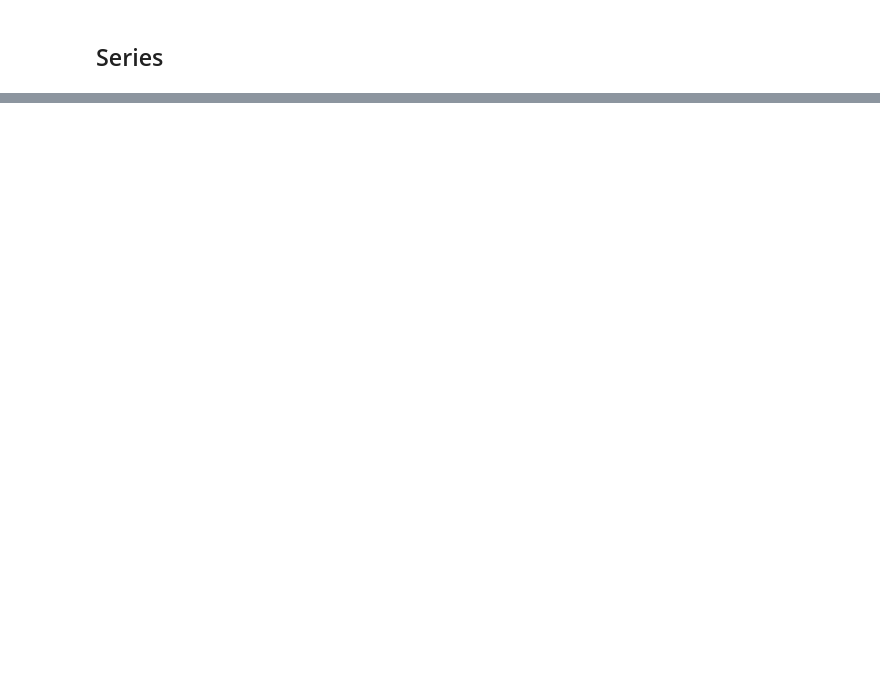
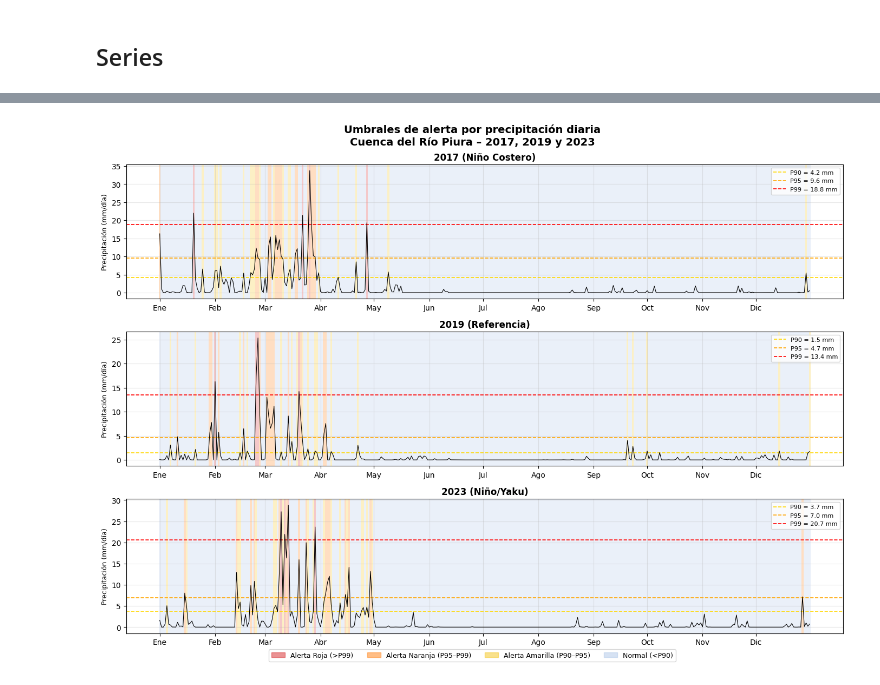
Before and after one commit to acmc050305-lang/TRABAJO_FINAL_TP2, a Jupyter notebook: precipitacion_trabajo.ipynb, the cells around one changed output, grey strips where cells are left out. Cells and saved outputs as stored; diff of their text form; code cells hidden in the pictures; blank space fills up the shorter version.

```diff
--- a/precipitacion_trabajo.ipynb
+++ b/precipitacion_trabajo.ipynb
@@ -217,3 +215,7 @@ memory usage: 256.0 bytes
+# %%
+data1 = xr.open_dataset(r"C:\Users\andre\Documents\PROYECTO\datos\pp_2017.nc")
+data2 = xr.open_dataset(r"C:\Users\andre\Documents\PROYECTO\datos\pp_2019.nc")
+data3 = xr.open_dataset(r"C:\Users\andre\Documents\PROYECTO\datos\pp_2023.nc")
 # %%
 ds = data1.rio.write_crs("EPSG:4326")
 ds1 = data2.rio.write_crs("EPSG:4326")
@@ -686,0 +692,11 @@ plt.show()
+# %%
+# Tabla de umbrales críticos
+print("\nUmbrales críticos de precipitación – Cuenca Río Piura\n")
+for anio in ANIOS:
+    p = pct[anio]
+    print(f"  {anio}")
+    print(f"    Moderadamente lluvioso (P75–P90): {p['P75']:.2f} – {p['P90']:.2f} mm")
+    print(f"    Lluvioso              (P90–P95): {p['P90']:.2f} – {p['P95']:.2f} mm")
+    print(f"    Muy lluvioso          (P95–P99): {p['P95']:.2f} – {p['P99']:.2f} mm")
+    print(f"    Extremadamente lluvioso  (>P99): > {p['P99']:.2f} mm")
+    print()
@@ -686,0 +757,61 @@ plt.show()
+# %%
+# Gráfico umbrales de alerta
+fig, axes = plt.subplots(3, 1, figsize=(14, 10), sharex=False)
+
+meses_ticks  = [1, 32, 60, 91, 121, 152, 182, 213, 244, 274, 305, 335]
+meses_labels = ["Ene","Feb","Mar","Abr","May","Jun",
+                "Jul","Ago","Sep","Oct","Nov","Dic"]
+
+colores_alerta = {
+    "Roja":     "#d62728",
+    "Naranja":  "#ff7f0e",
+    "Amarilla": "#f5c518",
+    "Normal":   "#aec7e8",
+}
+
+for idx, (anio, df, label) in enumerate(zip(ANIOS, DFS, LABELS)):
+    ax  = axes[idx]
+    p   = pct[anio]
+    doy = np.arange(1, len(df) + 1)
+
+    # Colorear fondo según nivel de alerta
+    for i, (_, row) in enumerate(df.iterrows()):
+        ax.axvspan(doy[i] - 0.5, doy[i] + 0.5,
+                    color=colores_alerta[row["alerta"]], alpha=0.25, linewidth=0)
+
+    # Serie de precipitación
+    ax.plot(doy, df["precip"].values, color="black", linewidth=0.8, zorder=5)
+
+    # Líneas de umbral
+    ax.axhline(p["P90"], color="gold",   linestyle="--", linewidth=1.2,
+                label=f"P90 = {p['P90']:.1f} mm")
+    ax.axhline(p["P95"], color="orange", linestyle="--", linewidth=1.2,
+                label=f"P95 = {p['P95']:.1f} mm")
+    ax.axhline(p["P99"], color="red",    linestyle="--", linewidth=1.2,
+                label=f"P99 = {p['P99']:.1f} mm")
+
+    ax.set_title(label, fontsize=12, fontweight="bold")
+    ax.set_ylabel("Precipitación (mm/día)", fontsize=9)
+    ax.set_xticks(meses_ticks)
+    ax.set_xticklabels(meses_labels)
+    ax.grid(alpha=0.3)
+    ax.legend(fontsize=8, loc="upper right")
+
+# Leyenda de colores de alerta
+parches = [
+    mpatches.Patch(color=colores_alerta["Roja"],     alpha=0.5, label="Alerta Roja (>P99)"),
+    mpatches.Patch(color=colores_alerta["Naranja"],  alpha=0.5, label="Alerta Naranja (P95–P99)"),
+    mpatches.Patch(color=colores_alerta["Amarilla"], alpha=0.5, label="Alerta Amarilla (P90–P95)"),
+    mpatches.Patch(color=colores_alerta["Normal"],   alpha=0.5, label="Normal (<P90)"),
+]
+fig.legend(handles=parches, loc="lower center", ncol=4,
+            fontsize=9, bbox_to_anchor=(0.5, -0.02))
+
+fig.suptitle(
+    "Umbrales de alerta por precipitación diaria\nCuenca del Río Piura – 2017, 2019 y 2023",
+    fontsize=14, fontweight="bold"
+)
+plt.tight_layout()
+plt.show()
+# %% [output]
+[figure, added]
```
Also changed, not shown: parts of 43 cells of this notebook.
